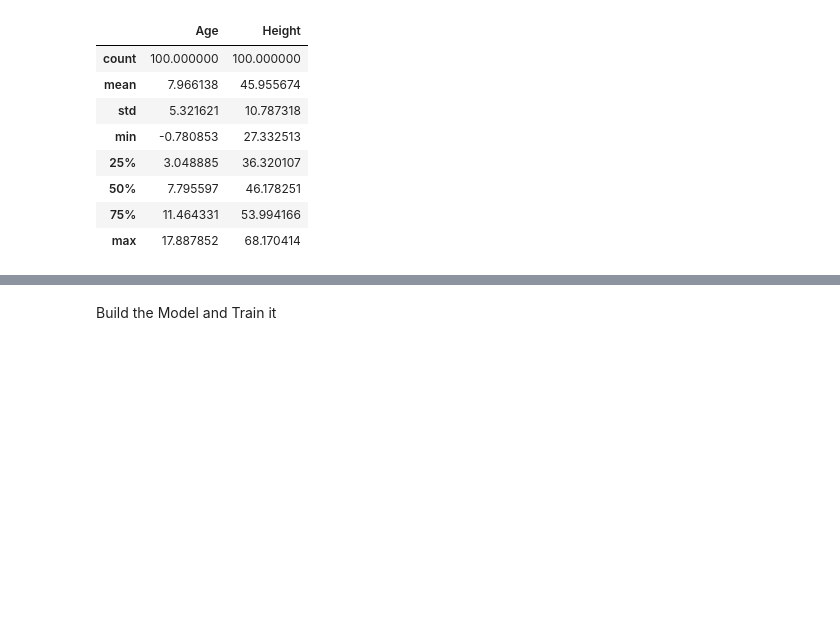
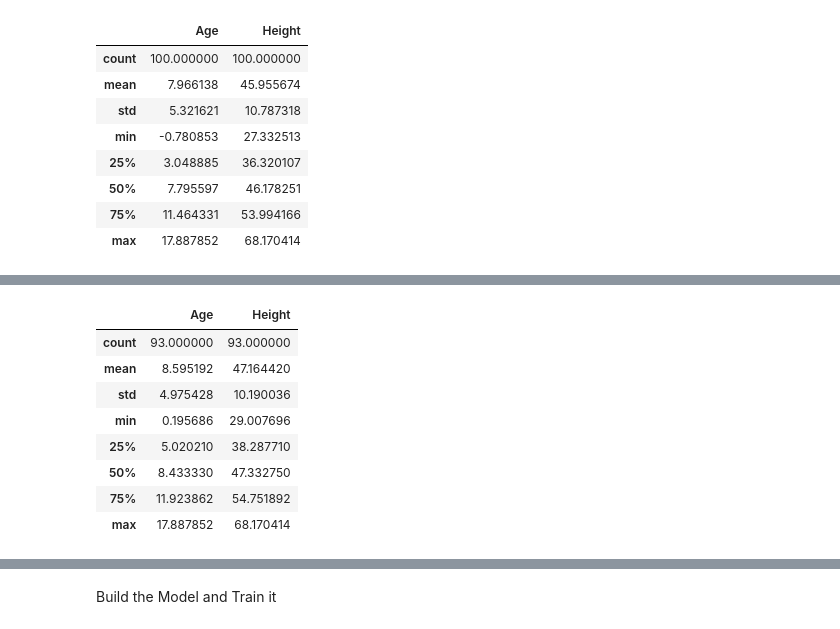
Before and after one commit to nishatfarzana86/Electricity-Billing-System, a Jupyter notebook: Nishat's_First_ML_Project_Simple_Linear_Regression.ipynb, the cells around one changed output, grey strips where cells are left out. Saved outputs shown, nothing was run; the diff lists cells and outputs as text; code cells hidden in the pictures; blank space fills up the shorter version.

```diff
--- a/Nishat's_First_ML_Project_Simple_Linear_Regression.ipynb
+++ b/Nishat's_First_ML_Project_Simple_Linear_Regression.ipynb
@@ -61,0 +81,12 @@ raw_data.describe()
+# %%
+cleaned_data.describe()
+# %% [output]
+|  | Age | Height |
+| count | 93.000000 | 93.000000 |
+| mean | 8.595192 | 47.164420 |
+| std | 4.975428 | 10.190036 |
+| min | 0.195686 | 29.007696 |
+| 25% | 5.020210 | 38.287710 |
+| 50% | 8.433330 | 47.332750 |
+| 75% | 11.923862 | 54.751892 |
+| max | 17.887852 | 68.170414 |
```
Also changed, not shown: parts of 5 cells of this notebook.
